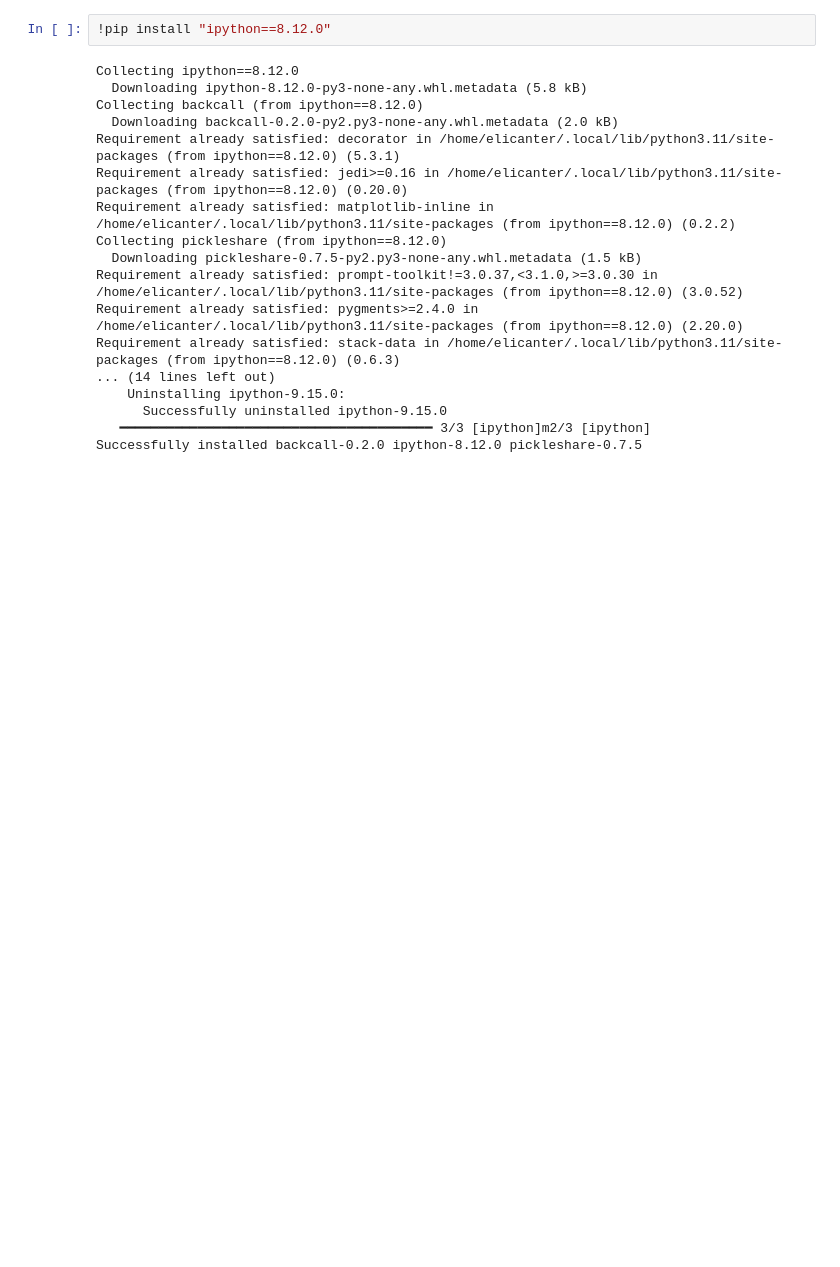
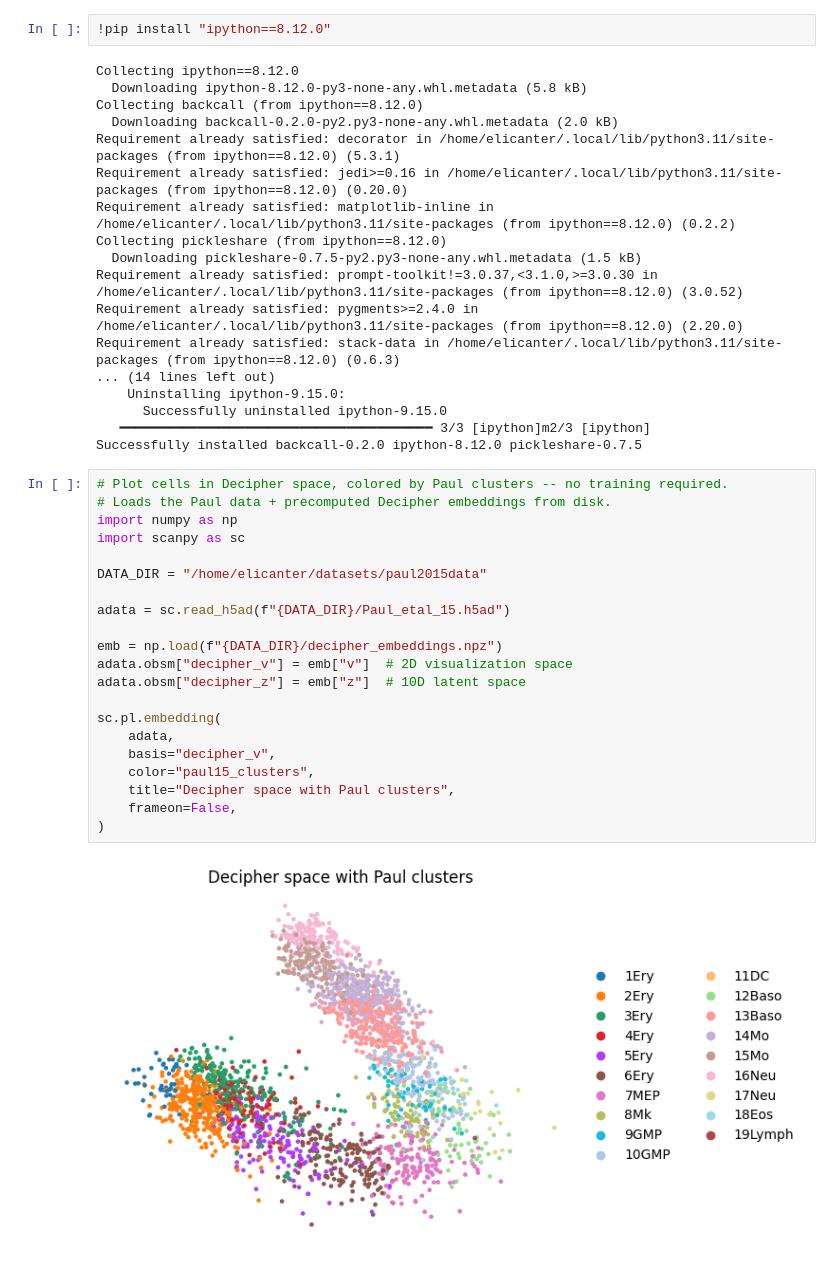
Before and after one commit to azizilab/COMET, a Jupyter notebook: comet/pauldecipher.ipynb, the cells around one changed output. Saved outputs shown, nothing was run; the diff lists cells and outputs as text; blank space fills up the shorter version.

```diff
--- a/comet/pauldecipher.ipynb
+++ b/comet/pauldecipher.ipynb
@@ -99,3 +99,26 @@ Requirement already satisfied: stack-data in /home/elicanter/.local/lib/python3.
       Successfully uninstalled ipython-9.15.0
    ━━━━━━━━━━━━━━━━━━━━━━━━━━━━━━━━━━━━━━━━ 3/3 [ipython]m2/3 [ipython]
 Successfully installed backcall-0.2.0 ipython-8.12.0 pickleshare-0.7.5
+# %%
+# Plot cells in Decipher space, colored by Paul clusters -- no training required.
+# Loads the Paul data + precomputed Decipher embeddings from disk.
+import numpy as np
+import scanpy as sc
+
+DATA_DIR = "/home/elicanter/datasets/paul2015data"
+
+adata = sc.read_h5ad(f"{DATA_DIR}/Paul_etal_15.h5ad")
+
+emb = np.load(f"{DATA_DIR}/decipher_embeddings.npz")
+adata.obsm["decipher_v"] = emb["v"]  # 2D visualization space
+adata.obsm["decipher_z"] = emb["z"]  # 10D latent space
+
+sc.pl.embedding(
+    adata,
+    basis="decipher_v",
+    color="paul15_clusters",
+    title="Decipher space with Paul clusters",
+    frameon=False,
+)
+# %% [output]
+[figure, added]
```
Also changed, not shown: 6 other files.
